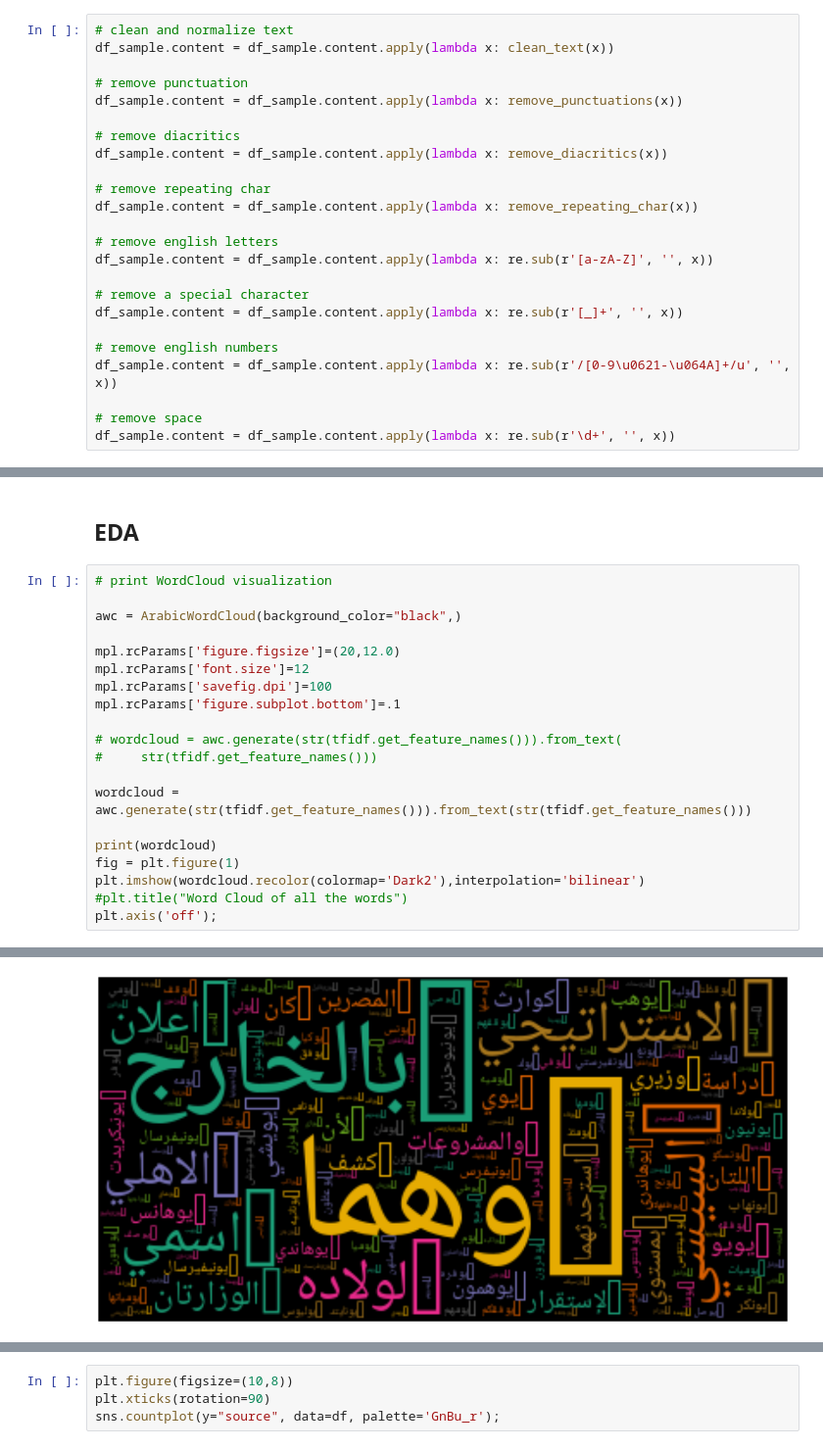
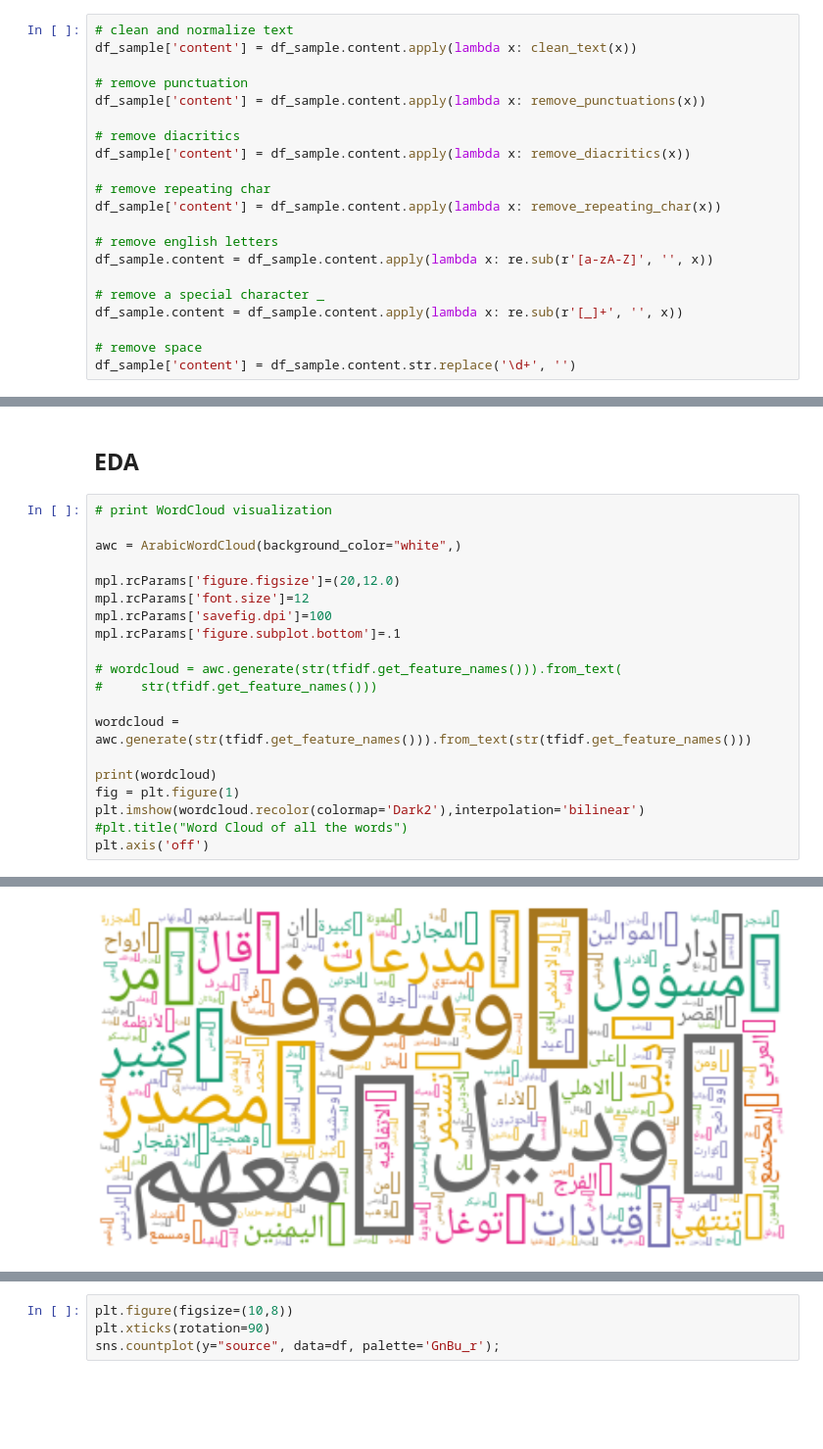
Before and after one commit to REHAB199/NLP-SaudiNewsNet, a Jupyter notebook: Code/nlp-saudi-news.ipynb, the cells around one changed output, grey strips where cells are left out. Shown at 98% size. Cells and saved outputs as stored; diff of their text form; blank space fills up the shorter version.

```diff
--- a/Code/nlp-saudi-news.ipynb
+++ b/Code/nlp-saudi-news.ipynb
@@ -221,28 +238,25 @@ def remove_repeating_char(text):
     return re.sub(r'(.)\1+', r'\1', text)
 # %%
 # clean and normalize text
-df_sample.content = df_sample.content.apply(lambda x: clean_text(x))
+df_sample['content'] = df_sample.content.apply(lambda x: clean_text(x))
 
 # remove punctuation
-df_sample.content = df_sample.content.apply(lambda x: remove_punctuations(x))
+df_sample['content'] = df_sample.content.apply(lambda x: remove_punctuations(x))
 
 # remove diacritics
-df_sample.content = df_sample.content.apply(lambda x: remove_diacritics(x))
+df_sample['content'] = df_sample.content.apply(lambda x: remove_diacritics(x))
 
 # remove repeating char
-df_sample.content = df_sample.content.apply(lambda x: remove_repeating_char(x))
+df_sample['content'] = df_sample.content.apply(lambda x: remove_repeating_char(x))
 
 # remove english letters
 df_sample.content = df_sample.content.apply(lambda x: re.sub(r'[a-zA-Z]', '', x))
 
-# remove a special character
+# remove a special character _
 df_sample.content = df_sample.content.apply(lambda x: re.sub(r'[_]+', '', x))
 
-# remove english numbers
-df_sample.content = df_sample.content.apply(lambda x: re.sub(r'/[0-9\u0621-\u064A]+/u', '', x))
-
 # remove space
-df_sample.content = df_sample.content.apply(lambda x: re.sub(r'\d+', '', x))
+df_sample['content'] = df_sample.content.str.replace('\d+', '')
 # %%
 df_sample
 # %% [output]
@@ -321,7 +342,7 @@ df_sample
 # %%
 # print WordCloud visualization
 
-awc = ArabicWordCloud(background_color="black",)
+awc = ArabicWordCloud(background_color="white",)
 
 mpl.rcParams['figure.figsize']=(20,12.0)
 mpl.rcParams['font.size']=12
@@ -337,7 +358,7 @@ print(wordcloud)
 fig = plt.figure(1)
 plt.imshow(wordcloud.recolor(colormap='Dark2'),interpolation='bilinear')
 #plt.title("Word Cloud of all the words")
-plt.axis('off');
+plt.axis('off')
 # %% [output]
 downloading and unzipping arabic font: /usr/local/lib/python3.7/dist-packages/ar_wordcloud/fonts/NotoNaskhArabic-unhinted.zip ..
 downloading and unzipping arabic font: /usr/local/lib/python3.7/dist-packages/ar_wordcloud/fonts/NotoSansArabic-unhinted.zip ..
@@ -346 +368 @@ downloading and unzipping arabic font: /usr/local/lib/python3.7/dist-packages/ar
-[figure, old version]
+[figure, new version]
```
Also changed, not shown: parts of 29 cells of this notebook.
